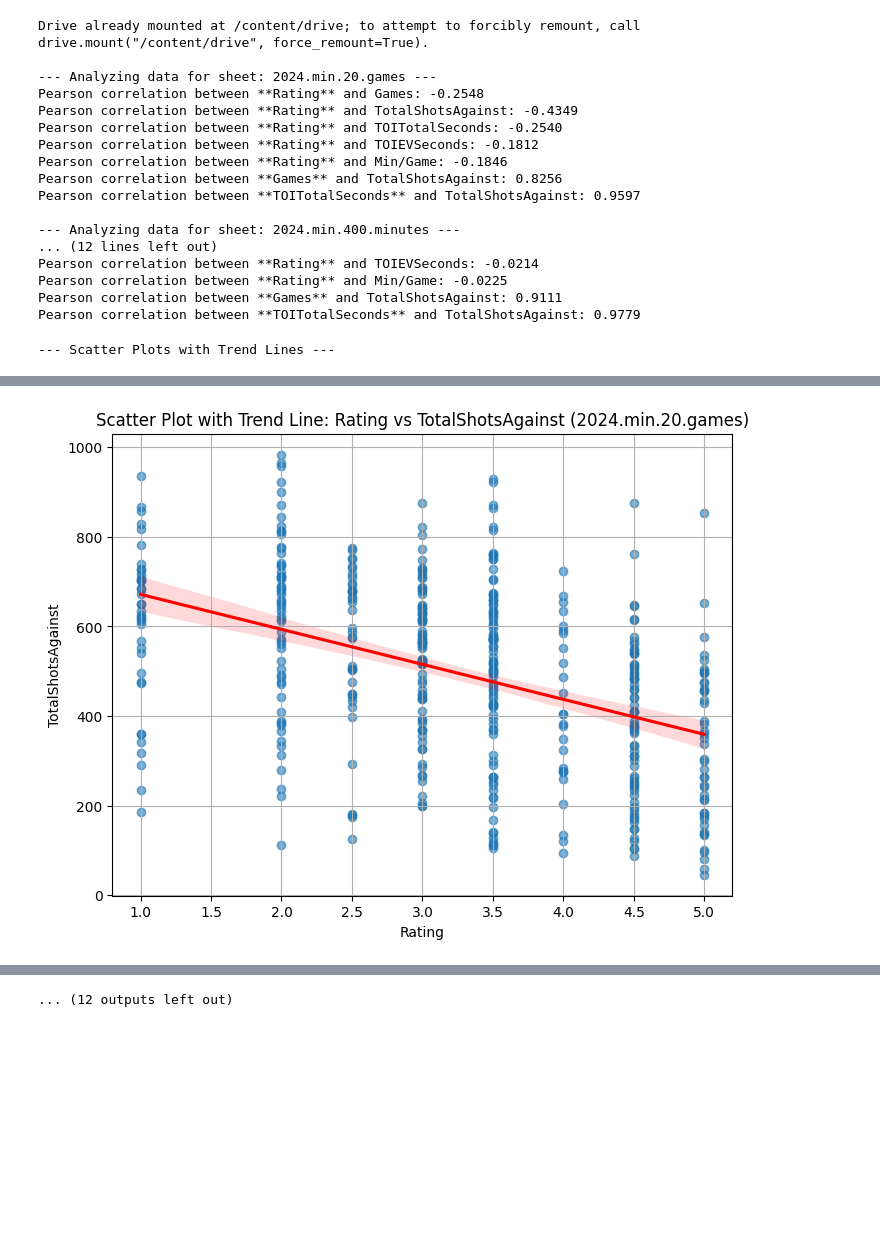
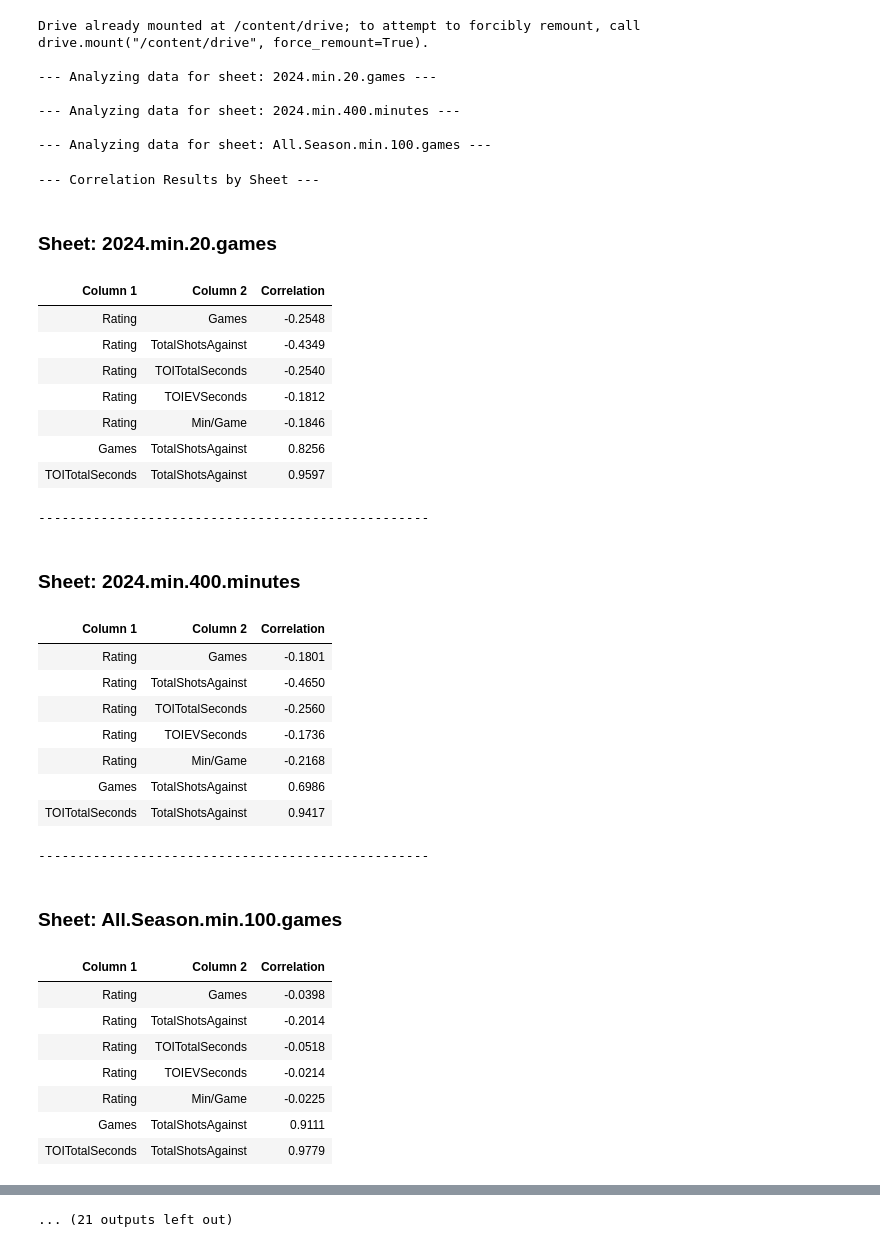
Before and after one commit to hmckinn4/xGAgainstStats, a Jupyter notebook: xGAgainstStats_.ipynb, the cells around one changed output, grey strips where cells are left out. Drawn from its saved outputs; the diff is of its cells as text; code cells hidden in the pictures; blank space fills up the shorter version.

```diff
--- a/xGAgainstStats_.ipynb
+++ b/xGAgainstStats_.ipynb
@@ -12,6 +12,7 @@ from google.auth import default
 import gspread
 import matplotlib.pyplot as plt
 import seaborn as sns
+from IPython.display import display, HTML
 
 # 3) Authenticate Google Sheets
 auth.authenticate_user()
@@ -59,8 +60,8 @@ sheets_and_correlations = {
     ],
 }
 
-# Store correlation results and figures
-all_correlations = {}
+# Store correlation results grouped by sheet
+correlation_results_by_sheet = {}
 all_figures = []
 
 # 7) Loop through each sheet and calculate correlations and store graphs
@@ -70,7 +71,7 @@ for sheet_title, correlations in sheets_and_correlations.items():
         data = worksheet.get_all_values()
         headers = data[0]
         df = pd.DataFrame(data[1:], columns=headers)
-        all_correlations[sheet_title] = {}
+        correlation_results_by_sheet[sheet_title] = []
 
         print(f"\n--- Analyzing data for sheet: {sheet_title} ---")
 
@@ -82,55 +83,74 @@ for sheet_title, correlations in sheets_and_correlations.items():
 
                 # Calculate Pearson correlation
                 correlation = df[col1].corr(df[col2], method='pearson')
-                all_correlations[sheet_title][(col1, col2)] = correlation
-                print(f"Pearson correlation between **{col1}** and {col2}: {correlation:.4f}")
+                correlation_results_by_sheet[sheet_title].append([col1, col2, f"{correlation:.4f}"])
 
                 # Create a scatter plot with a trend line using seaborn
                 fig, ax = plt.subplots(figsize=(8, 6))
                 sns.regplot(x=df[col1], y=df[col2], scatter_kws={'alpha': 0.6}, line_kws={'color': 'red'}, order=1)
                 ax.set_title(f"Scatter Plot with Trend Line: {col1} vs {col2} ({sheet_title})")
                 ax.set_xlabel(col1)
                 ax.set_ylabel(col2)
                 ax.grid(True)
                 all_figures.append(fig)
 
             else:
                 print(f"Warning: One or both columns ('{col1}', '{col2}') not found in sheet '{sheet_title}'. Skipping correlation and graph.")
 
     except gspread.WorksheetNotFound:
         print(f"Error: Sheet '{sheet_title}' not found in the spreadsheet.")
     except Exception as e:
         print(f"An error occurred while processing sheet '{sheet_title}': {e}")
 
-# # 8) Print all correlation results
-# print("\n--- All Correlation Results ---")
-# for sheet, corrs in all_correlations.items():
-#     print(f"\nCorrelations for sheet: {sheet}")
-#     for (c1, c2), value in corrs.items():
-#         print(f"Pearson correlation between **{c1}** and {c2}: {value:.4f}")
+# 8) Display correlation results in separate tables with titles
+print("\n--- Correlation Results by Sheet ---")
+for sheet, results in correlation_results_by_sheet.items():
+    df_corr_table = pd.DataFrame(results, columns=["Column 1", "Column 2", "Correlation"])
+    display(HTML(f"<h3>Sheet: {sheet}</h3>"))
+    display(HTML(df_corr_table.to_html(index=False)))
+    print("-" * 50)  # Add a separator between tables
 
 # 9) Display all the figures
 print("\n--- Scatter Plots with Trend Lines ---")
 for fig in all_figures:
     plt.show(fig)
 
 print("\n--- End of Analysis ---")
 # %% [output]
 Drive already mounted at /content/drive; to attempt to forcibly remount, call drive.mount("/content/drive", force_remount=True).
 
 --- Analyzing data for sheet: 2024.min.20.games ---
-Pearson correlation between **Rating** and Games: -0.2548
-Pearson correlation between **Rating** and TotalShotsAgainst: -0.4349
-Pearson correlation between **Rating** and TOITotalSeconds: -0.2540
-Pearson correlation between **Rating** and TOIEVSeconds: -0.1812
-Pearson correlation between **Rating** and Min/Game: -0.1846
-Pearson correlation between **Games** and TotalShotsAgainst: 0.8256
-Pearson correlation between **TOITotalSeconds** and TotalShotsAgainst: 0.9597
 
 --- Analyzing data for sheet: 2024.min.400.minutes ---
-... (12 lines left out)
-Pearson correlation between **Rating** and TOIEVSeconds: -0.0214
-Pearson correlation between **Rating** and Min/Game: -0.0225
-Pearson correlation between **Games** and TotalShotsAgainst: 0.9111
-Pearson correlation between **TOITotalSeconds** and TotalShotsAgainst: 0.9779
+
+--- Analyzing data for sheet: All.Season.min.100.games ---
---- Scatter Plots with Trend Lines ---
+--- Correlation Results by Sheet ---
+Sheet: 2024.min.20.games
+| Column 1 | Column 2 | Correlation |
+| Rating | Games | -0.2548 |
+| Rating | TotalShotsAgainst | -0.4349 |
+| Rating | TOITotalSeconds | -0.2540 |
+| Rating | TOIEVSeconds | -0.1812 |
+| Rating | Min/Game | -0.1846 |
+| Games | TotalShotsAgainst | 0.8256 |
+| TOITotalSeconds | TotalShotsAgainst | 0.9597 |
+--------------------------------------------------
+Sheet: 2024.min.400.minutes
+| Column 1 | Column 2 | Correlation |
+| Rating | Games | -0.1801 |
+| Rating | TotalShotsAgainst | -0.4650 |
+| Rating | TOITotalSeconds | -0.2560 |
+| Rating | TOIEVSeconds | -0.1736 |
+| Rating | Min/Game | -0.2168 |
+| Games | TotalShotsAgainst | 0.6986 |
+| TOITotalSeconds | TotalShotsAgainst | 0.9417 |
+--------------------------------------------------
+Sheet: All.Season.min.100.games
+| Column 1 | Column 2 | Correlation |
+| Rating | Games | -0.0398 |
+| Rating | TotalShotsAgainst | -0.2014 |
+| Rating | TOITotalSeconds | -0.0518 |
+| Rating | TOIEVSeconds | -0.0214 |
+| Rating | Min/Game | -0.0225 |
+| Games | TotalShotsAgainst | 0.9111 |
+| TOITotalSeconds | TotalShotsAgainst | 0.9779 |
@@ -137,2 +160 @@ Pearson correlation between **TOITotalSeconds** and TotalShotsAgainst: 0.9779
 [figure]
-[figure, removed]
@@ -147 +161 @@ Pearson correlation between **TOITotalSeconds** and TotalShotsAgainst: 0.9779
-... (12 outputs left out)
+... (21 outputs left out)
```
Also changed, not shown: parts of 1 cell of this notebook.
